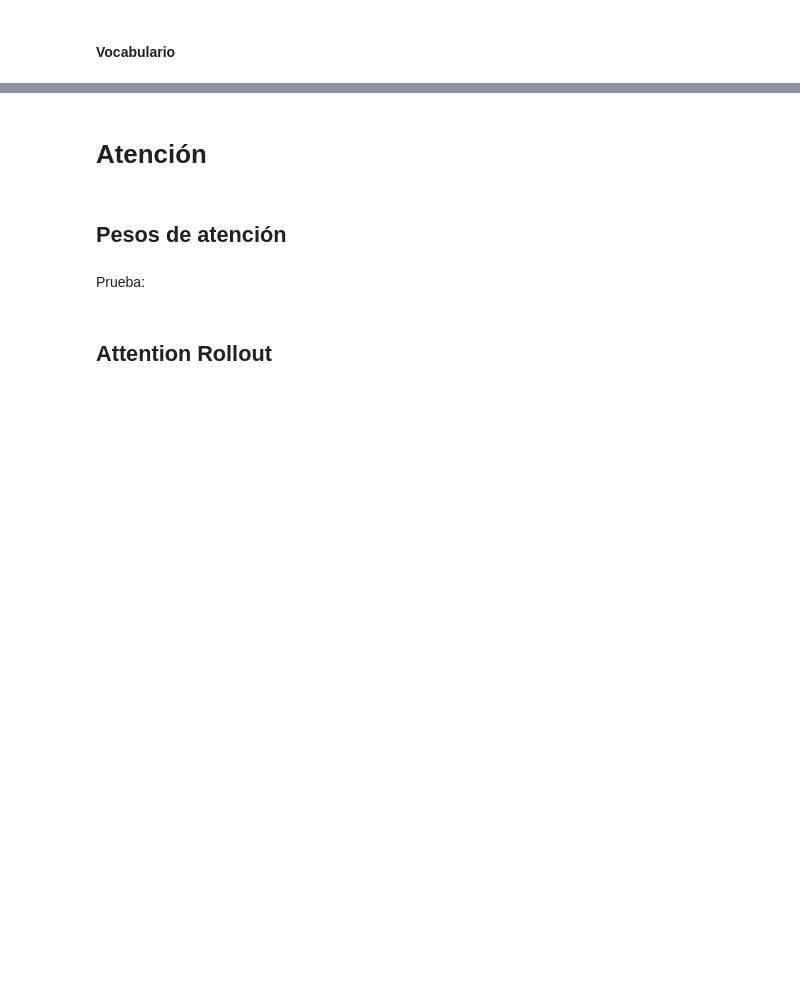
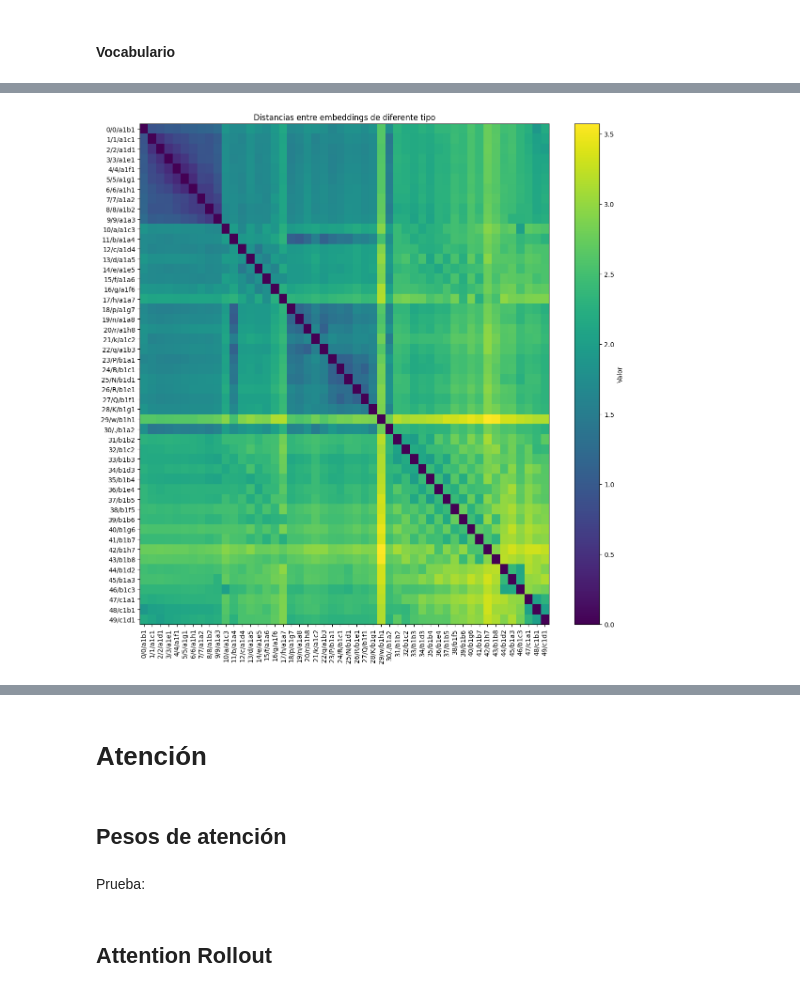
Before and after one commit to ari-dasci/S-ChessFormer, a Jupyter notebook: xai/xai.ipynb, the cells around one changed output, grey strips where cells are left out. Cells and saved outputs as stored; diff of their text form; code cells hidden in the pictures; blank space fills up the shorter version.

```diff
--- a/xai/xai.ipynb
+++ b/xai/xai.ipynb
@@ -347,23 +370,23 @@ plt.show()
 # %%
 fila_inicial = 0
 fila_final = 50
 # Crear el mapa de calor con las distancias entre embeddings
 plt.figure(figsize=(12, 12))
 plt.imshow(distances[fila_inicial:fila_final,fila_inicial:fila_final], aspect='auto', cmap='viridis')  # Puedes usar otros cmap como 'plasma', 'hot', 'coolwarm'
 plt.colorbar(label='Valor')
 plt.title('Distancias entre embeddings de diferente tipo')
-plt.xlabel('Eje X')
-plt.ylabel('Eje Y')
 
 # Asignar etiquetas a los ejes
 ticks = list(range(fila_final-fila_inicial))
 ticklabels = list(y_labels_dict.values())[fila_inicial:fila_final]
 plt.xticks(ticks=ticks, labels=ticklabels, rotation=90)
 plt.yticks(ticks=ticks, labels=ticklabels)
 
 
 plt.tight_layout()
 plt.show()
+# %% [output]
+[figure, added]
 # %%
 for items in utils.MOVE_TO_ACTION.items():
     print(items[0], items[1])
```
Also changed, not shown: parts of 17 cells of this notebook, 20 other files.
